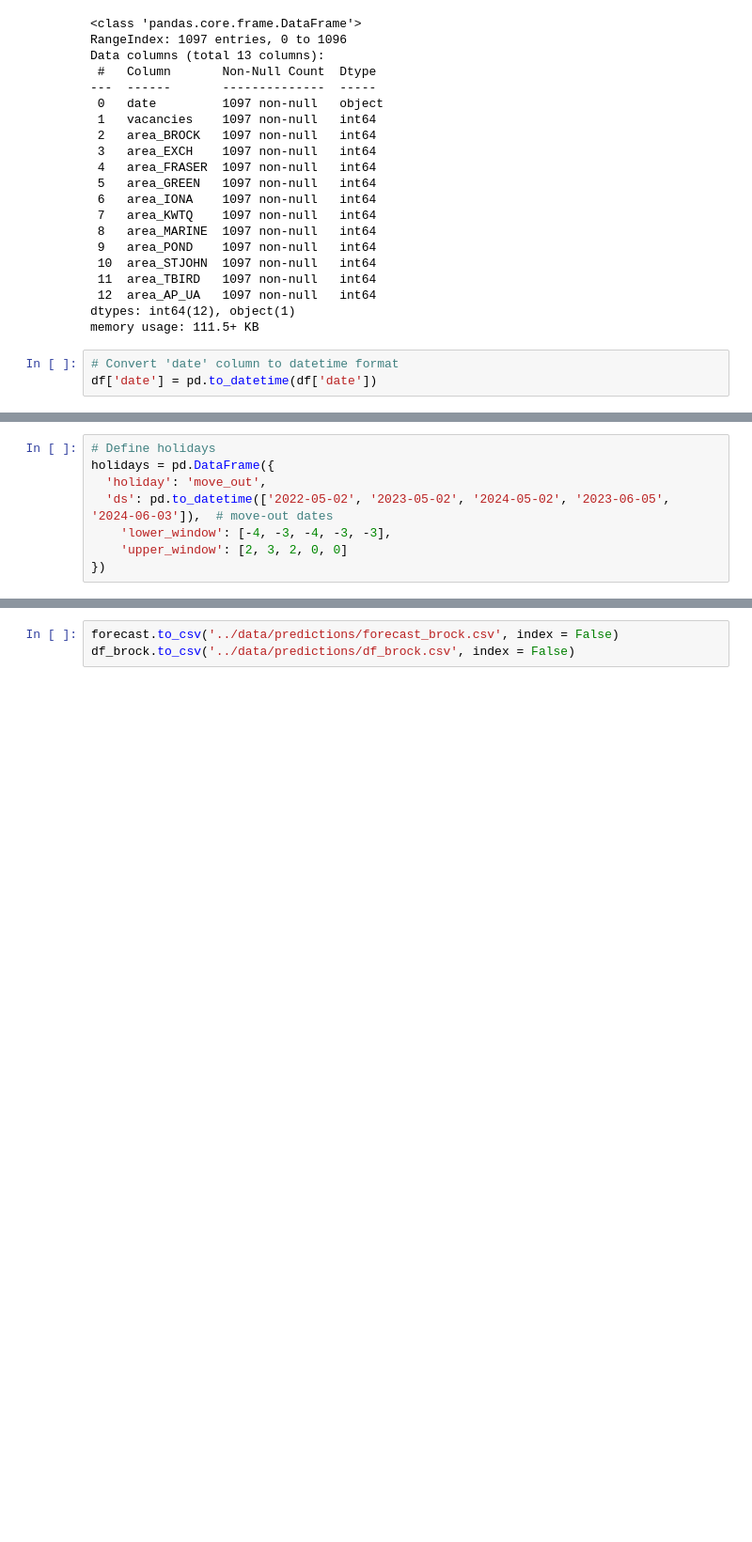
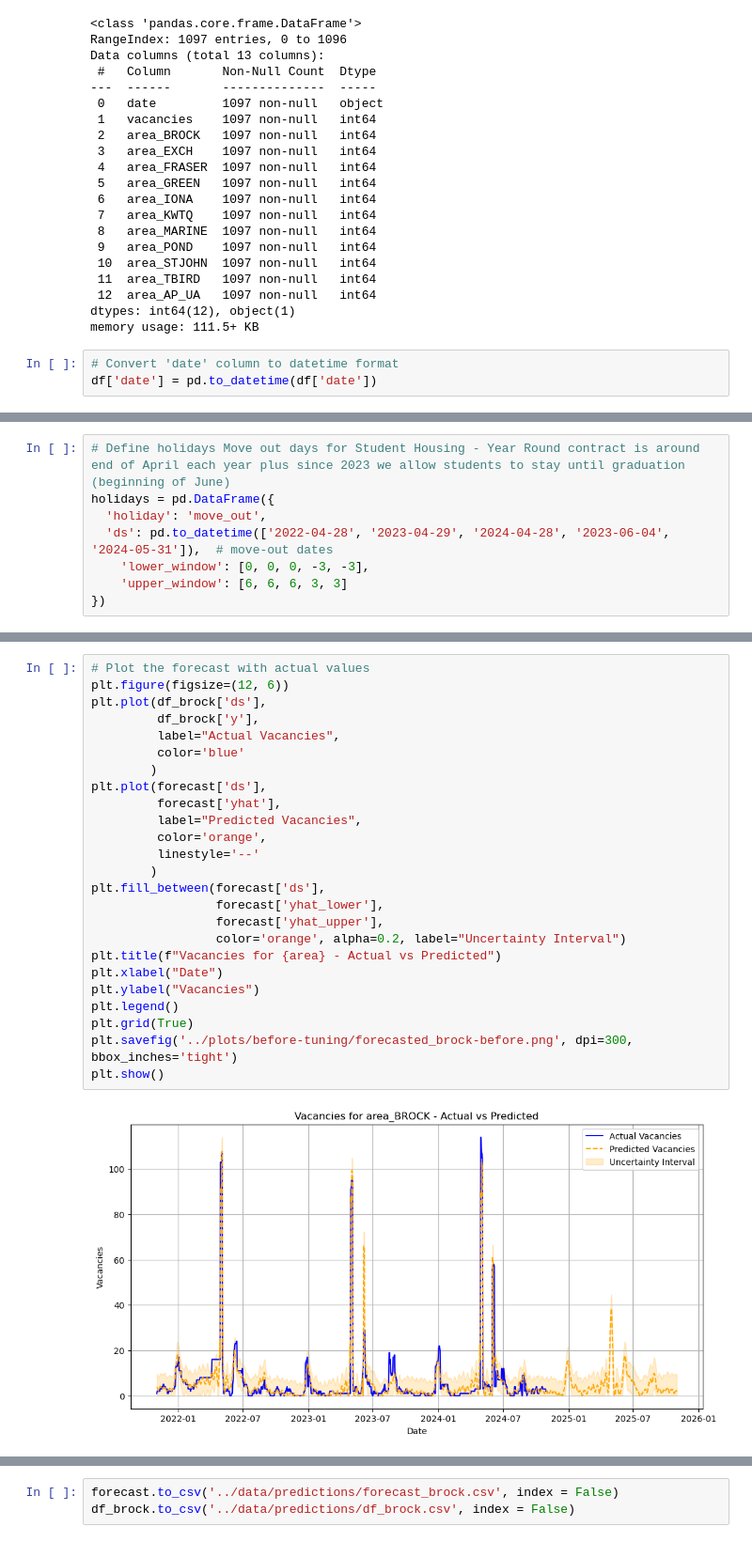
Before and after one commit to wjura/vacancy-predictions, a Jupyter notebook: notebooks/prophet_brock.ipynb, the cells around one changed output, grey strips where cells are left out. Shown at 94% size. Cells and saved outputs as stored; diff of their text form; blank space fills up the shorter version.

Commit message:
added cross-validation; hyper-parameter tuning, descriptions

```diff
--- a/notebooks/prophet_brock.ipynb
+++ b/notebooks/prophet_brock.ipynb
@@ -103,9 +113,9 @@ print(max_vacancy_per_month)
 # %%
-# Define holidays
+# Define holidays Move out days for Student Housing - Year Round contract is around end of April each year plus since 2023 we allow students to stay until graduation (beginning of June)
 holidays = pd.DataFrame({
   'holiday': 'move_out',
-  'ds': pd.to_datetime(['2022-05-02', '2023-05-02', '2024-05-02', '2023-06-05', '2024-06-03']),  # move-out dates
-    'lower_window': [-4, -3, -4, -3, -3],
-    'upper_window': [2, 3, 2, 0, 0]
+  'ds': pd.to_datetime(['2022-04-28', '2023-04-29', '2024-04-28', '2023-06-04', '2024-05-31']),  # move-out dates
+    'lower_window': [0, 0, 0, -3, -3],
+    'upper_window': [6, 6, 6, 3, 3]
 })
 # %%
@@ -195,0 +155,27 @@ plt.show()
+# %%
+# Plot the forecast with actual values
+plt.figure(figsize=(12, 6))
+plt.plot(df_brock['ds'],
+         df_brock['y'],
+         label="Actual Vacancies",
+         color='blue'
+        )
+plt.plot(forecast['ds'],
+         forecast['yhat'],
+         label="Predicted Vacancies",
+         color='orange',
+         linestyle='--'
+        )
+plt.fill_between(forecast['ds'],
+                 forecast['yhat_lower'],
+                 forecast['yhat_upper'],
+                 color='orange', alpha=0.2, label="Uncertainty Interval")
+plt.title(f"Vacancies for {area} - Actual vs Predicted")
+plt.xlabel("Date")
+plt.ylabel("Vacancies")
+plt.legend()
+plt.grid(True)
+plt.savefig('../plots/before-tuning/forecasted_brock-before.png', dpi=300, bbox_inches='tight')
+plt.show()
+# %% [output]
+[figure, added]
```
Also changed, not shown: parts of 15 cells of this notebook, 38 other files.
